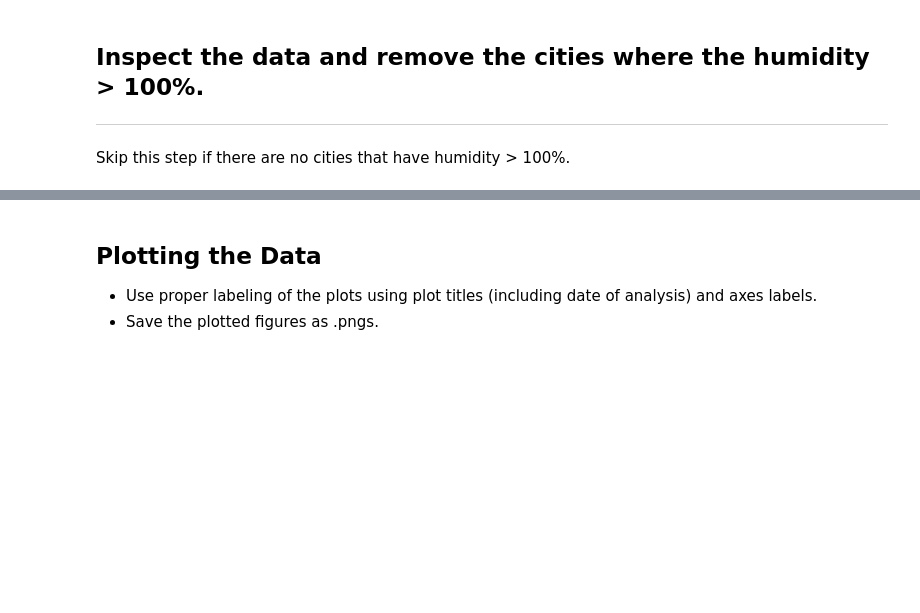
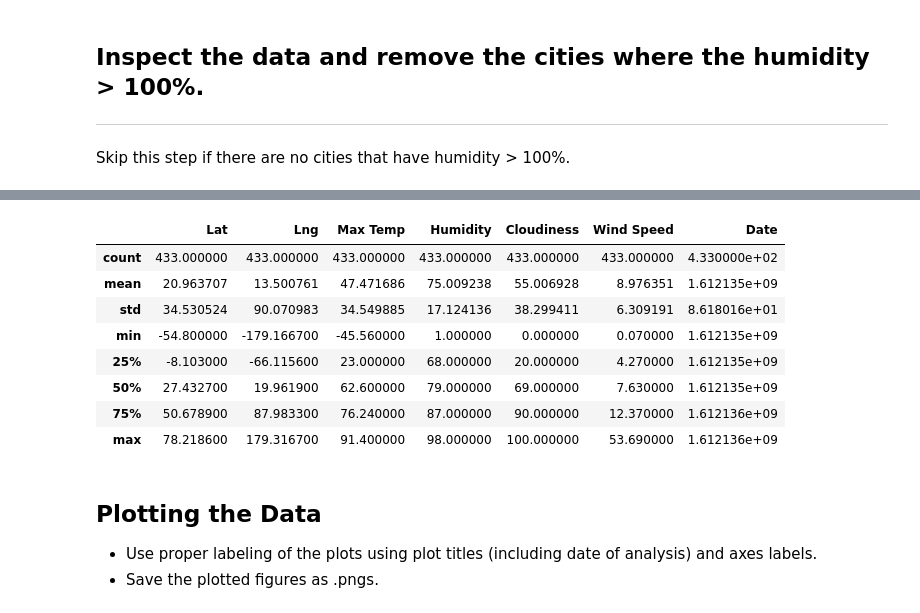
Before and after one commit to mregpala/python-api-challenge, a Jupyter notebook: WeatherPy/WeatherPy.ipynb, the cells around one changed output, grey strips where cells are left out. Drawn from its saved outputs; the diff is of its cells as text; code cells hidden in the pictures; blank space fills up the shorter version.

```diff
--- a/WeatherPy/WeatherPy.ipynb
+++ b/WeatherPy/WeatherPy.ipynb
@@ -248,3 +202,16 @@ Int64Index([], dtype='int64')
+# %%
+clean_city_data = city_api_df.loc[city_api_df["Humidity"] < 100 ]
+clean_city_data.describe()
+# %% [output]
+|  | Lat | Lng | Max Temp | Humidity | Cloudiness | Wind Speed | Date |
+| count | 433.000000 | 433.000000 | 433.000000 | 433.000000 | 433.000000 | 433.000000 | 4.330000e+02 |
+| mean | 20.963707 | 13.500761 | 47.471686 | 75.009238 | 55.006928 | 8.976351 | 1.612135e+09 |
+| std | 34.530524 | 90.070983 | 34.549885 | 17.124136 | 38.299411 | 6.309191 | 8.618016e+01 |
+| min | -54.800000 | -179.166700 | -45.560000 | 1.000000 | 0.000000 | 0.070000 | 1.612135e+09 |
+| 25% | -8.103000 | -66.115600 | 23.000000 | 68.000000 | 20.000000 | 4.270000 | 1.612135e+09 |
+| 50% | 27.432700 | 19.961900 | 62.600000 | 79.000000 | 69.000000 | 7.630000 | 1.612135e+09 |
+| 75% | 50.678900 | 87.983300 | 76.240000 | 87.000000 | 90.000000 | 12.370000 | 1.612136e+09 |
+| max | 78.218600 | 179.316700 | 91.400000 | 98.000000 | 100.000000 | 53.690000 | 1.612136e+09 |
 # %% [markdown]
 ## Plotting the Data
 * Use proper labeling of the plots using plot titles (including date of analysis) and axes labels.
```
Also changed, not shown: parts of 28 cells of this notebook.
